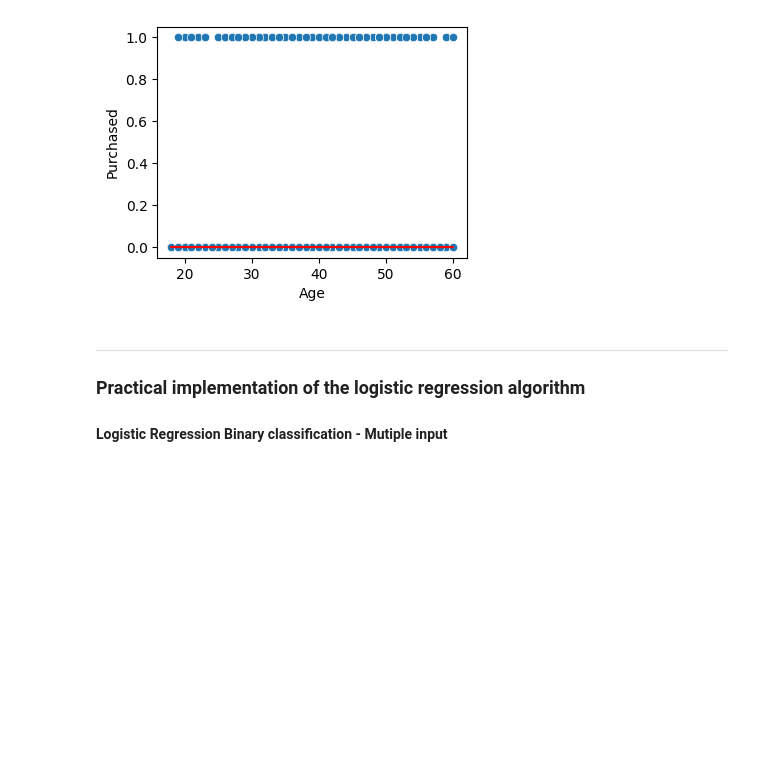
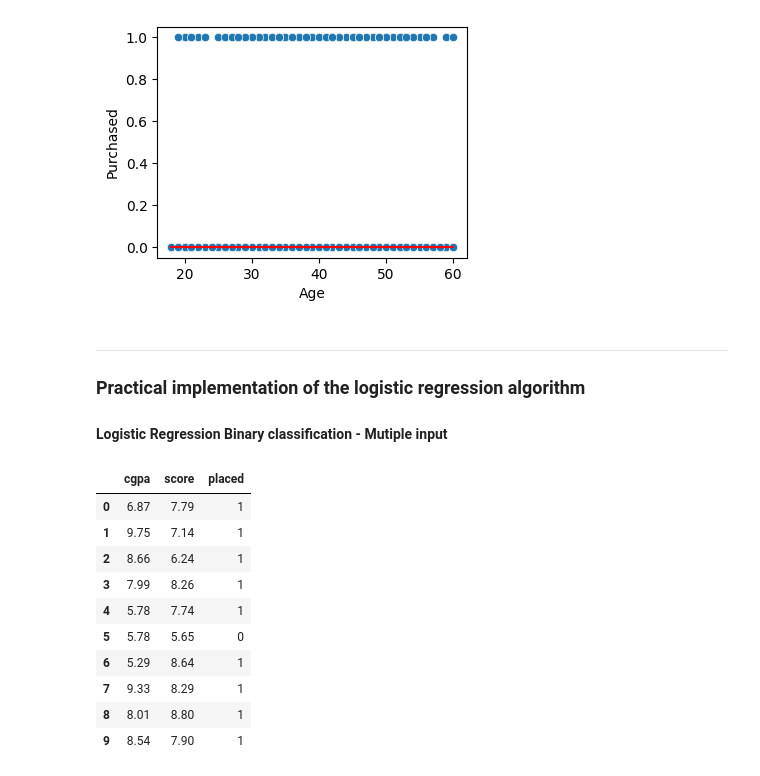
Before and after one commit to Ken-Kanike/ML, a Jupyter notebook: WsCubeTech/m7.ipynb, the cells around one changed output. Drawn from its saved outputs; the diff is of its cells as text; code cells hidden in the pictures; blank space fills up the shorter version.

```diff
--- a/WsCubeTech/m7.ipynb
+++ b/WsCubeTech/m7.ipynb
@@ -196,0 +202,17 @@ plt.show()
+# %%
+
+# lets load the dataset
+dataset = pd.read_csv(r'C:\Users\junai\Desktop\coding\ML\student_placement_data.csv')
+dataset.head(10)
+# %% [output]
+|  | cgpa | score | placed |
+| 0 | 6.87 | 7.79 | 1 |
+| 1 | 9.75 | 7.14 | 1 |
+| 2 | 8.66 | 6.24 | 1 |
+| 3 | 7.99 | 8.26 | 1 |
+| 4 | 5.78 | 7.74 | 1 |
+| 5 | 5.78 | 5.65 | 0 |
+| 6 | 5.29 | 8.64 | 1 |
+| 7 | 9.33 | 8.29 | 1 |
+| 8 | 8.01 | 8.80 | 1 |
+| 9 | 8.54 | 7.90 | 1 |
```
Also changed, not shown: parts of 11 cells of this notebook, 3 other files.
